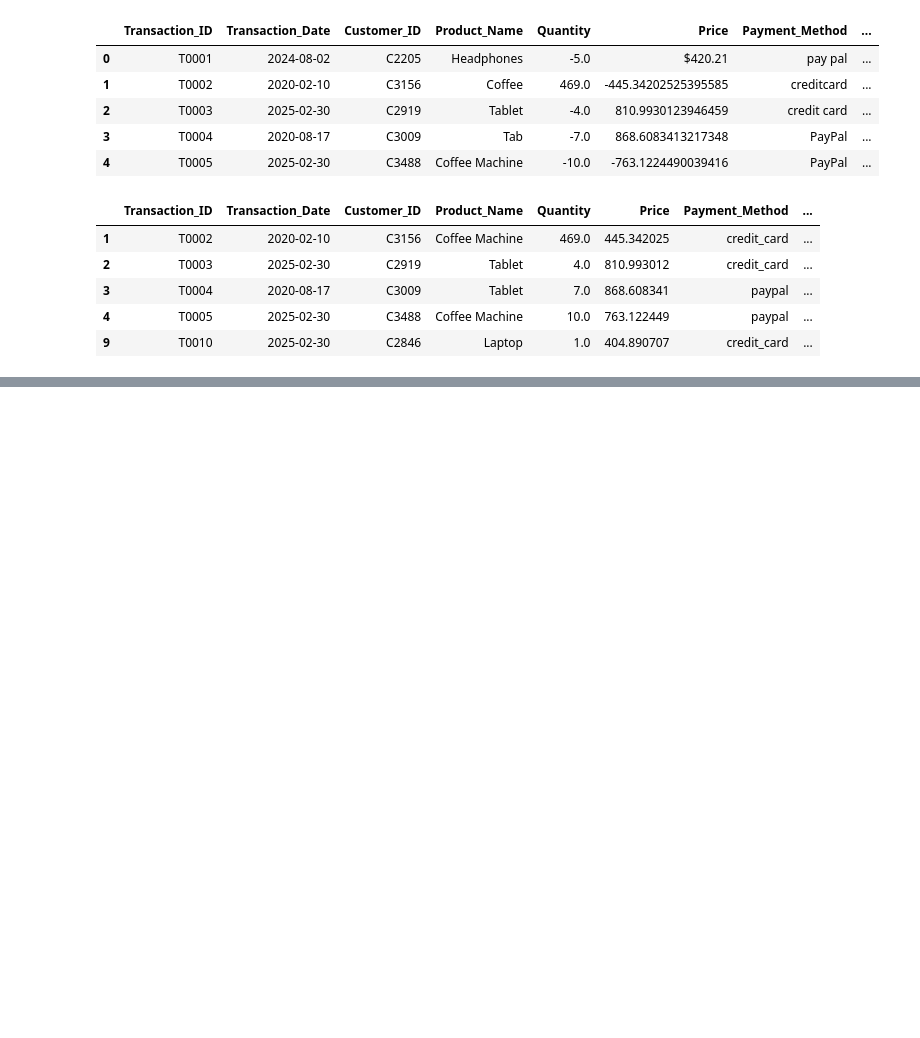
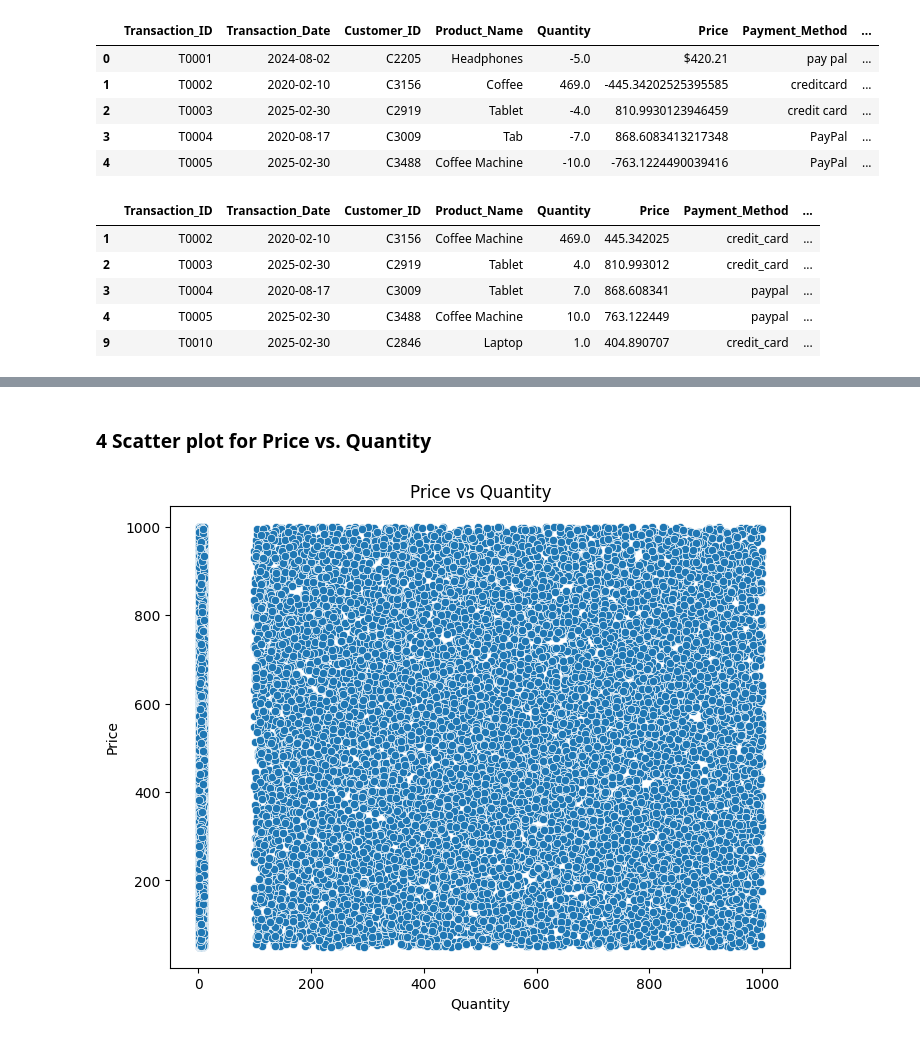
Before and after one commit to VincentNdegwa/fin-data-pipeline, a Jupyter notebook: notebooks/process_transaction.ipynb, the cells around one changed output, grey strips where cells are left out. Cells and saved outputs as stored; diff of their text form; code cells hidden in the pictures; blank space fills up the shorter version.

```diff
--- a/notebooks/process_transaction.ipynb
+++ b/notebooks/process_transaction.ipynb
@@ -119,0 +159,9 @@ df.head()
+# %% [markdown]
+### 4 Scatter plot for Price vs. Quantity
+# %%
+plt.figure(figsize=(8,6))
+sns.scatterplot(x='Quantity', y='Price', data=df)
+plt.title('Price vs Quantity')
+plt.show()
+# %% [output]
+[figure, added]
```
Also changed, not shown: parts of 10 cells of this notebook.
